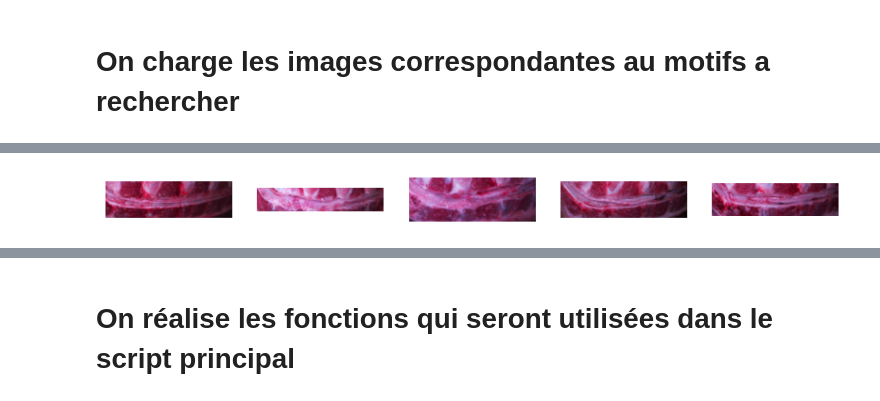
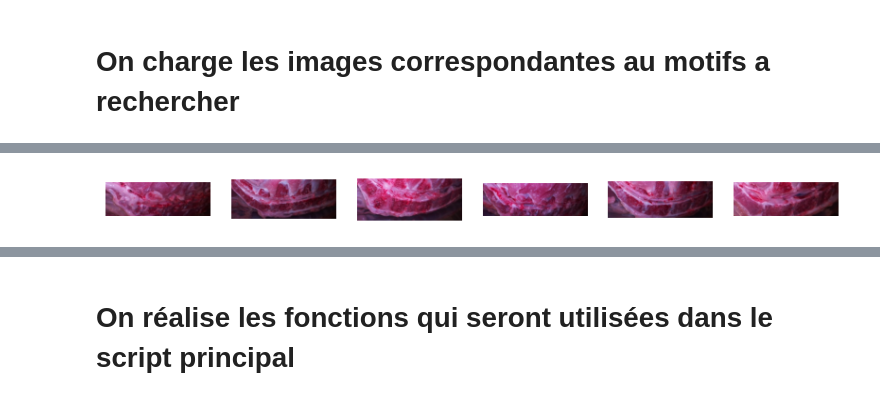
Before and after one commit to PbergerUNISSIA/PIGSEL_AIA, a Jupyter notebook: Traitement_automatisé.ipynb, the cells around one changed output, grey strips where cells are left out. Cells and saved outputs as stored; diff of their text form; code cells hidden in the pictures.

```diff
--- a/Traitement_automatisé.ipynb
+++ b/Traitement_automatisé.ipynb
@@ -60,5 +61,5 @@ else:
 # %%
-motif_directory = './img/Motifs/nucleus/'
+motif_directory = './img/Motifs/nuc2/'
 
 # Initialisation de la liste des motifs
 liste_motifs = []
@@ -92,32 +93,32 @@ plt.show()
 # %%
-motif_directory = './img/Motifs/colonne/'
+motif_directory = './img/Motifs/col2/'
 
 # Initialisation de la liste des motifs
 liste_motifs = []
 
 # Parcours de tous les fichiers dans le répertoire de motifs
 for filename in os.listdir(motif_directory):
     # Vérification de l'extension du fichier
-    if filename.endswith('.png'):
+    if filename.endswith('.jpg'):
         # Construction du chemin complet du motif
         motif_path = os.path.join(motif_directory, filename)
         # Lecture du motif
         motif = cv2.imread(motif_path)
         # Vérification si la lecture a réussi
         if motif is not None:
             # Ajout du motif à la liste
             liste_motifs.append(motif)
         else:
             print(f"Error: Could not read the image {motif_path}")
 
 # Affichage de la liste des motifs
 num_motifs = len(liste_motifs)
 fig, axs = plt.subplots(1, num_motifs, figsize=(10, 5))
 
 for i, motif in enumerate(liste_motifs):
     axs[i].imshow(cv2.cvtColor(motif, cv2.COLOR_BGR2RGB))
     axs[i].axis('off')
 
 plt.show()
 # %% [output]
-[figure, old version]
+[figure, new version]
```
Also changed, not shown: parts of 8 cells of this notebook.
